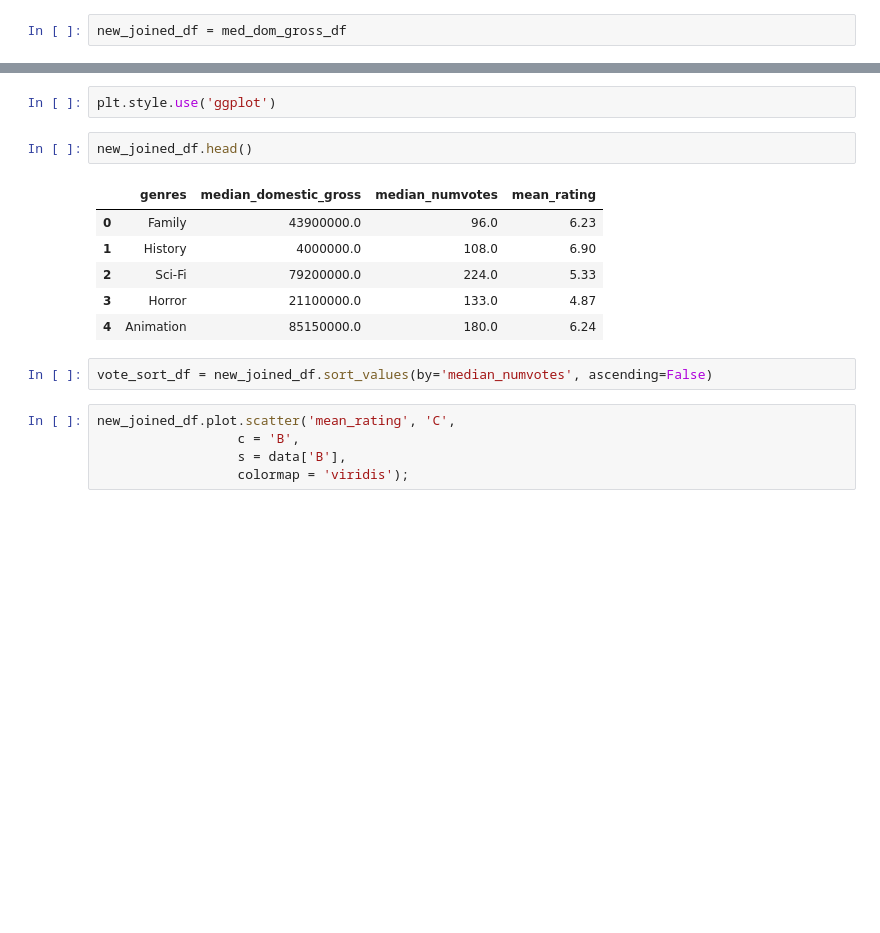
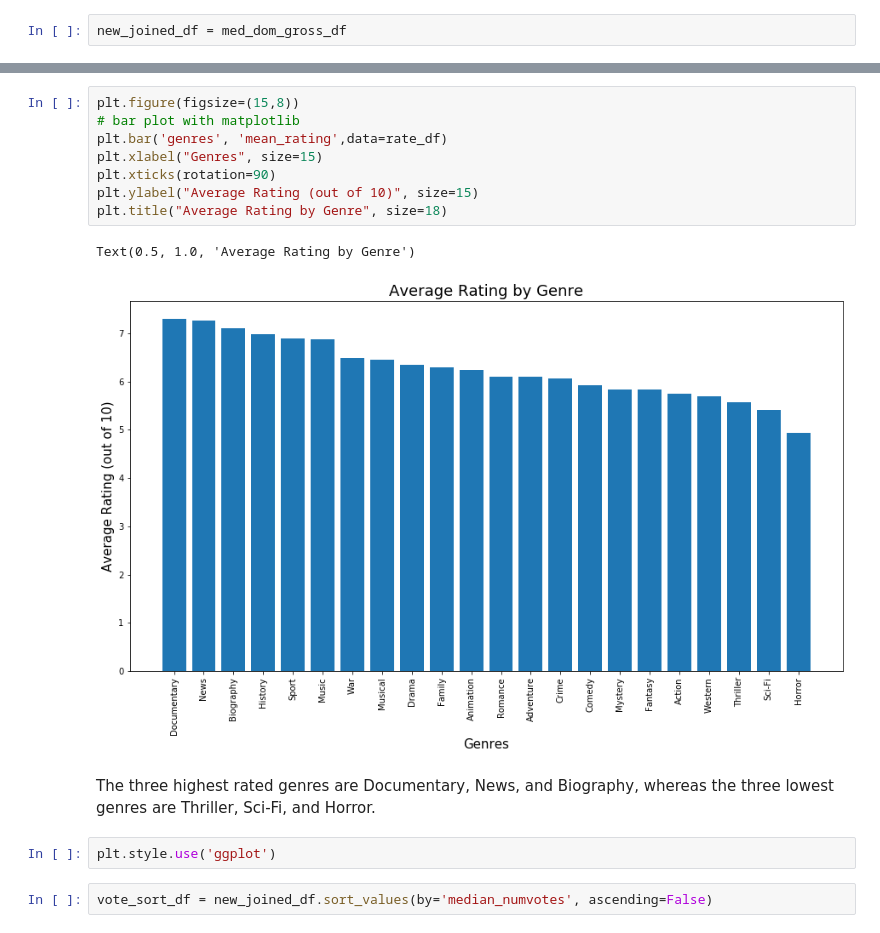
Before and after one commit to jeremypagirsky/Movie-Analysis, a Jupyter notebook: Pagirsky_Phase_1_Project.ipynb, the cells around one changed output, grey strips where cells are left out. Saved outputs shown, nothing was run; the diff lists cells and outputs as text; blank space fills up the shorter version.

```diff
--- a/Pagirsky_Phase_1_Project.ipynb
+++ b/Pagirsky_Phase_1_Project.ipynb
@@ -1023,18 +1055,17 @@ NameError: name 'sorted_med_dom_gross_df' is not defined
+# %%
+plt.figure(figsize=(15,8))
+# bar plot with matplotlib
+plt.bar('genres', 'mean_rating',data=rate_df)
+plt.xlabel("Genres", size=15)
+plt.xticks(rotation=90)
+plt.ylabel("Average Rating (out of 10)", size=15)
+plt.title("Average Rating by Genre", size=18)
+# %% [output]
+Text(0.5, 1.0, 'Average Rating by Genre')
+[figure, added]
+# %% [markdown]
+The three highest rated genres are Documentary, News, and Biography, whereas the three lowest genres are Thriller, Sci-Fi, and Horror.
 # %%
 plt.style.use('ggplot')
-# %%
-new_joined_df.head()
-# %% [output]
-|  | genres | median_domestic_gross | median_numvotes | mean_rating |
-| 0 | Family | 43900000.0 | 96.0 | 6.23 |
-| 1 | History | 4000000.0 | 108.0 | 6.90 |
-| 2 | Sci-Fi | 79200000.0 | 224.0 | 5.33 |
-| 3 | Horror | 21100000.0 | 133.0 | 4.87 |
-| 4 | Animation | 85150000.0 | 180.0 | 6.24 |
 # %%
 vote_sort_df = new_joined_df.sort_values(by='median_numvotes', ascending=False)
-# %%
-new_joined_df.plot.scatter('mean_rating', 'C',
-                  c = 'B',
-                  s = data['B'],
-                  colormap = 'viridis');
```
Also changed, not shown: parts of 82 cells of this notebook.
